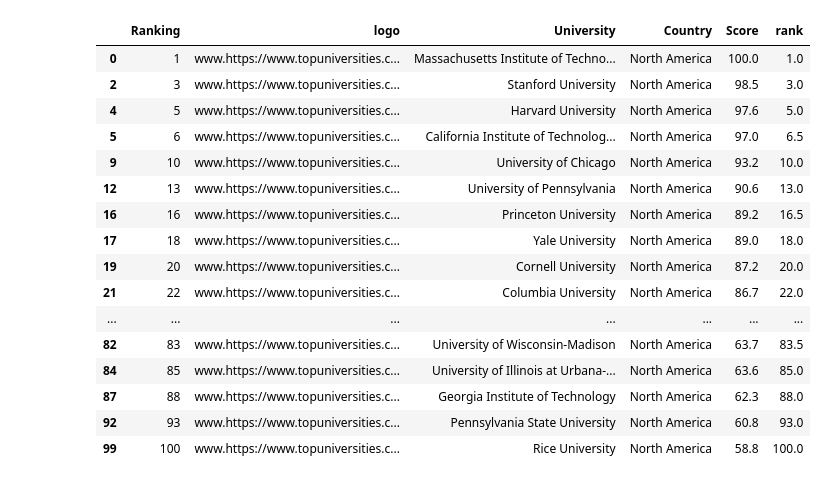
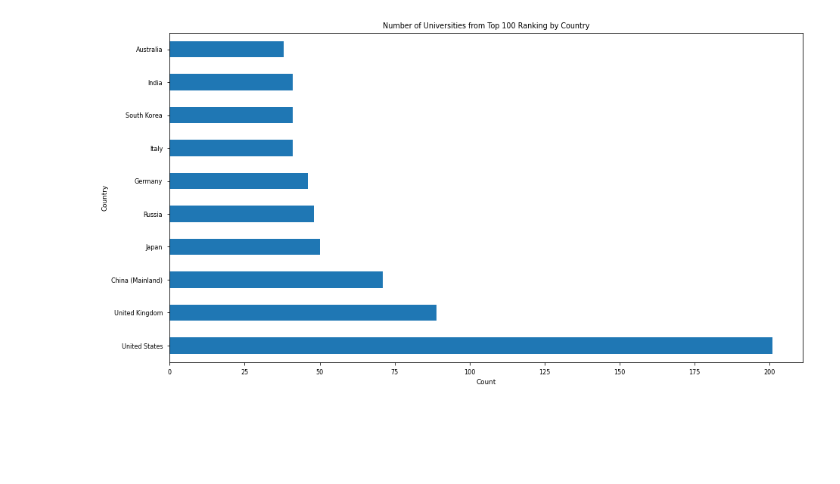
Before and after one commit to niloy-biswas/Find-Professor-CSRanking, a Jupyter notebook: QS.ipynb, the cells around one changed output. Saved outputs shown, nothing was run; the diff lists cells and outputs as text; code cells hidden in the pictures; blank space fills up the shorter version.

```diff
--- a/QS.ipynb
+++ b/QS.ipynb
@@ -141,20 +227,15 @@ visualise_qs_ranking(df, year=2023, top_ranking=100, num=10)
+# %%
+# Count the number of universities in each country
+country_counts = df['Country'].value_counts().head(10)
+
+# Create a vertical bar plot
+plt.figure(figsize=(15, 8))
+country_counts.plot(kind='barh')
+plt.title('Number of Universities from Top 100 Ranking by Country')
+plt.xlabel('Count')
+plt.ylabel('Country')
+plt.show()
+# %% [output]
+[figure, added]
 # %%
-df[(df["Country"] == "North America") & (df["rank"] <= 100)]
+df[(df["Country"] == "United States") & (df["Ranking"] <= 100)]
-# %% [output]
-|  | Ranking | logo | University | Country | Score | rank |
-| 0 | 1 | www.https://www.topuniversities.c... | Massachusetts Institute of Techno... | North America | 100.0 | 1.0 |
-| 2 | 3 | www.https://www.topuniversities.c... | Stanford University | North America | 98.5 | 3.0 |
-| 4 | 5 | www.https://www.topuniversities.c... | Harvard University | North America | 97.6 | 5.0 |
-| 5 | 6 | www.https://www.topuniversities.c... | California Institute of Technolog... | North America | 97.0 | 6.5 |
-| 9 | 10 | www.https://www.topuniversities.c... | University of Chicago | North America | 93.2 | 10.0 |
-| 12 | 13 | www.https://www.topuniversities.c... | University of Pennsylvania | North America | 90.6 | 13.0 |
-| 16 | 16 | www.https://www.topuniversities.c... | Princeton University | North America | 89.2 | 16.5 |
-| 17 | 18 | www.https://www.topuniversities.c... | Yale University | North America | 89.0 | 18.0 |
-| 19 | 20 | www.https://www.topuniversities.c... | Cornell University | North America | 87.2 | 20.0 |
-| 21 | 22 | www.https://www.topuniversities.c... | Columbia University | North America | 86.7 | 22.0 |
-| ... | ... | ... | ... | ... | ... | ... |
-| 82 | 83 | www.https://www.topuniversities.c... | University of Wisconsin-Madison | North America | 63.7 | 83.5 |
-| 84 | 85 | www.https://www.topuniversities.c... | University of Illinois at Urbana-... | North America | 63.6 | 85.0 |
-| 87 | 88 | www.https://www.topuniversities.c... | Georgia Institute of Technology | North America | 62.3 | 88.0 |
-| 92 | 93 | www.https://www.topuniversities.c... | Pennsylvania State University | North America | 60.8 | 93.0 |
-| 99 | 100 | www.https://www.topuniversities.c... | Rice University | North America | 58.8 | 100.0 |
```
Also changed, not shown: parts of 15 cells of this notebook, 2 other files.
